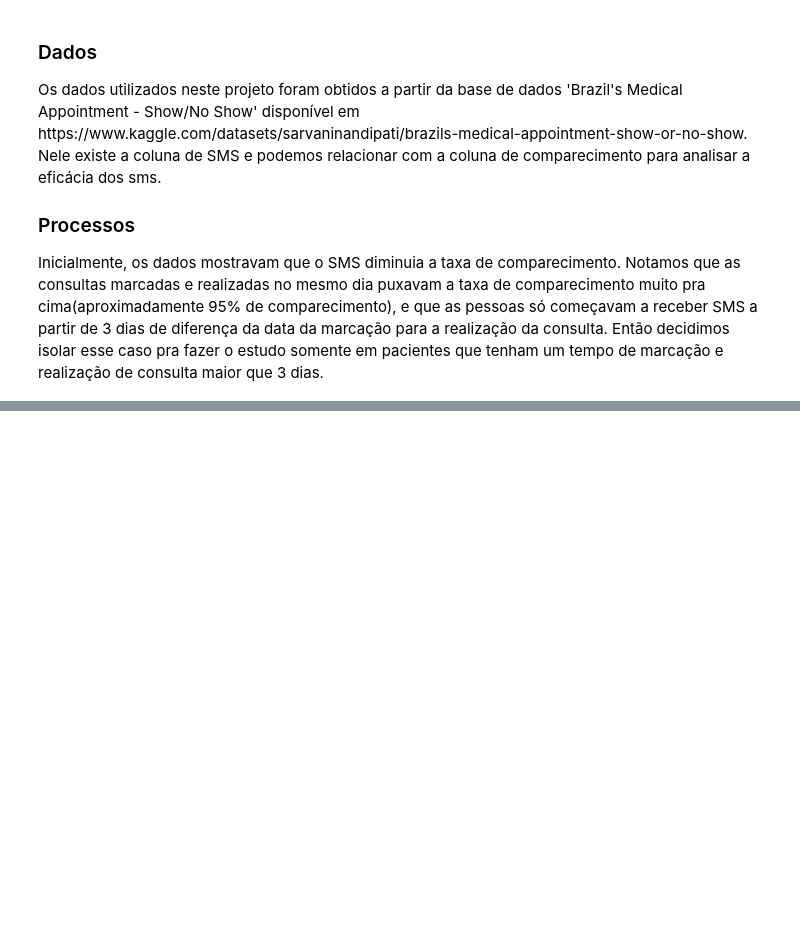
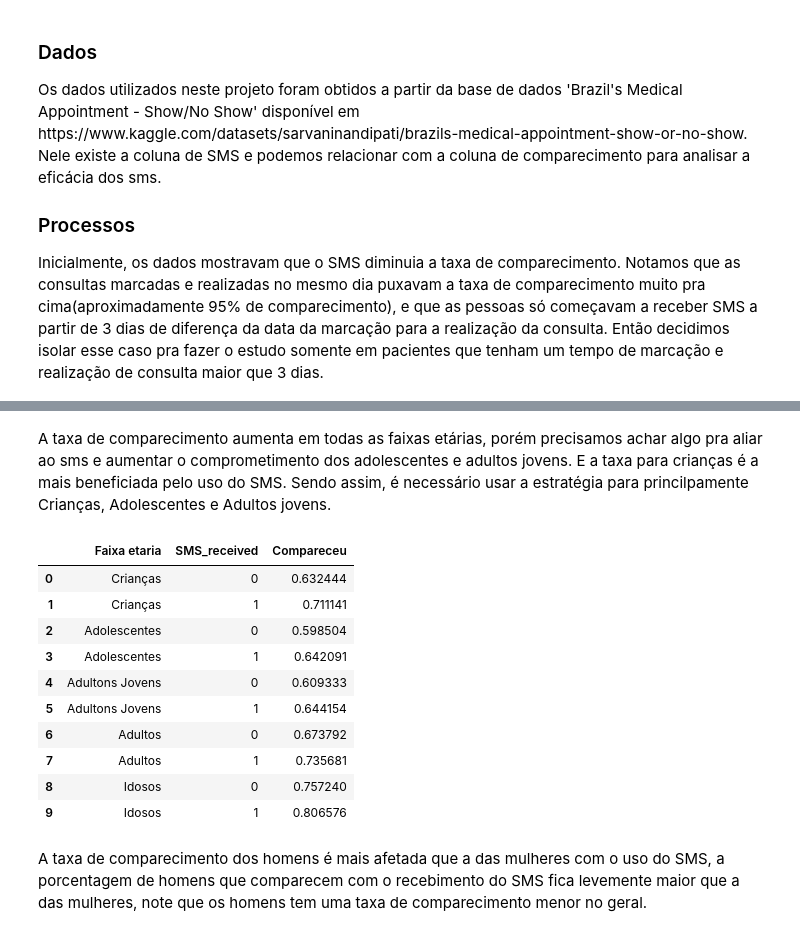
Before and after one commit to ViniciusPeixoto/data4all_EDA, a Jupyter notebook: parte_mateus.ipynb, the cells around one changed output, grey strips where cells are left out. Cells and saved outputs as stored; diff of their text form; code cells hidden in the pictures; blank space fills up the shorter version.

```diff
--- a/parte_mateus.ipynb
+++ b/parte_mateus.ipynb
@@ -526,0 +498,19 @@ df_3plus.head()
+# %% [markdown]
+A taxa de comparecimento aumenta em todas as faixas etárias, porém precisamos achar algo pra aliar ao sms e aumentar o comprometimento dos adolescentes e adultos jovens. E a taxa para crianças é a mais beneficiada pelo uso do SMS. Sendo assim, é necessário usar a estratégia para princilpamente Crianças, Adolescentes e Adultos jovens.
+# %%
+sms_by_age_show = df_3plus.groupby(['Faixa etaria', 'SMS_received'])['Compareceu'].mean().reset_index()
+sms_by_age_show
+# %% [output]
+|  | Faixa etaria | SMS_received | Compareceu |
+| 0 | Crianças | 0 | 0.632444 |
+| 1 | Crianças | 1 | 0.711141 |
+| 2 | Adolescentes | 0 | 0.598504 |
+| 3 | Adolescentes | 1 | 0.642091 |
+| 4 | Adultons Jovens | 0 | 0.609333 |
+| 5 | Adultons Jovens | 1 | 0.644154 |
+| 6 | Adultos | 0 | 0.673792 |
+| 7 | Adultos | 1 | 0.735681 |
+| 8 | Idosos | 0 | 0.757240 |
+| 9 | Idosos | 1 | 0.806576 |
+# %% [markdown]
+A taxa de comparecimento dos homens é mais afetada que a das mulheres com o uso do SMS, a porcentagem de homens que comparecem com o recebimento do SMS fica levemente maior que a das mulheres, note que os homens tem uma taxa de comparecimento menor no geral.
```
Also changed, not shown: parts of 15 cells of this notebook.
